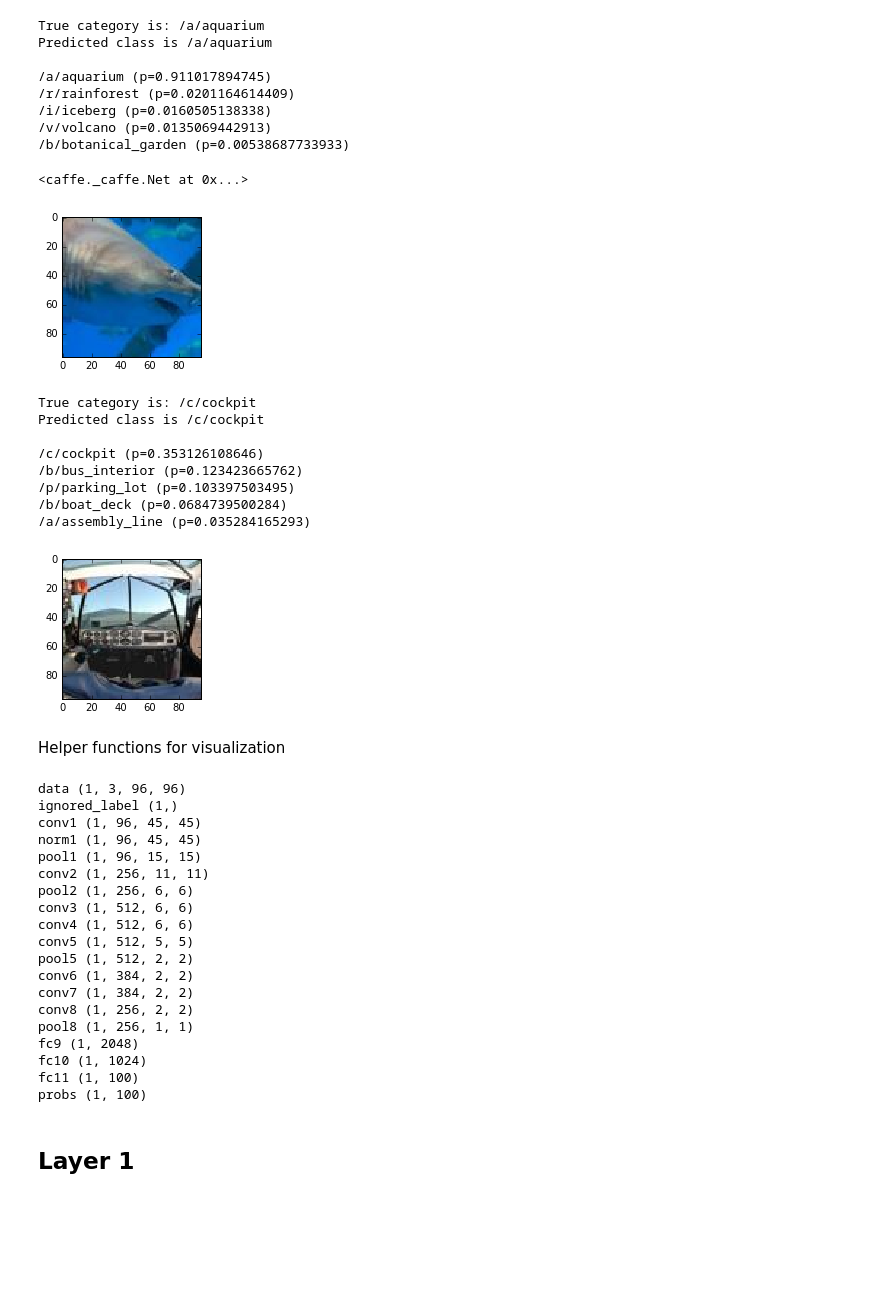
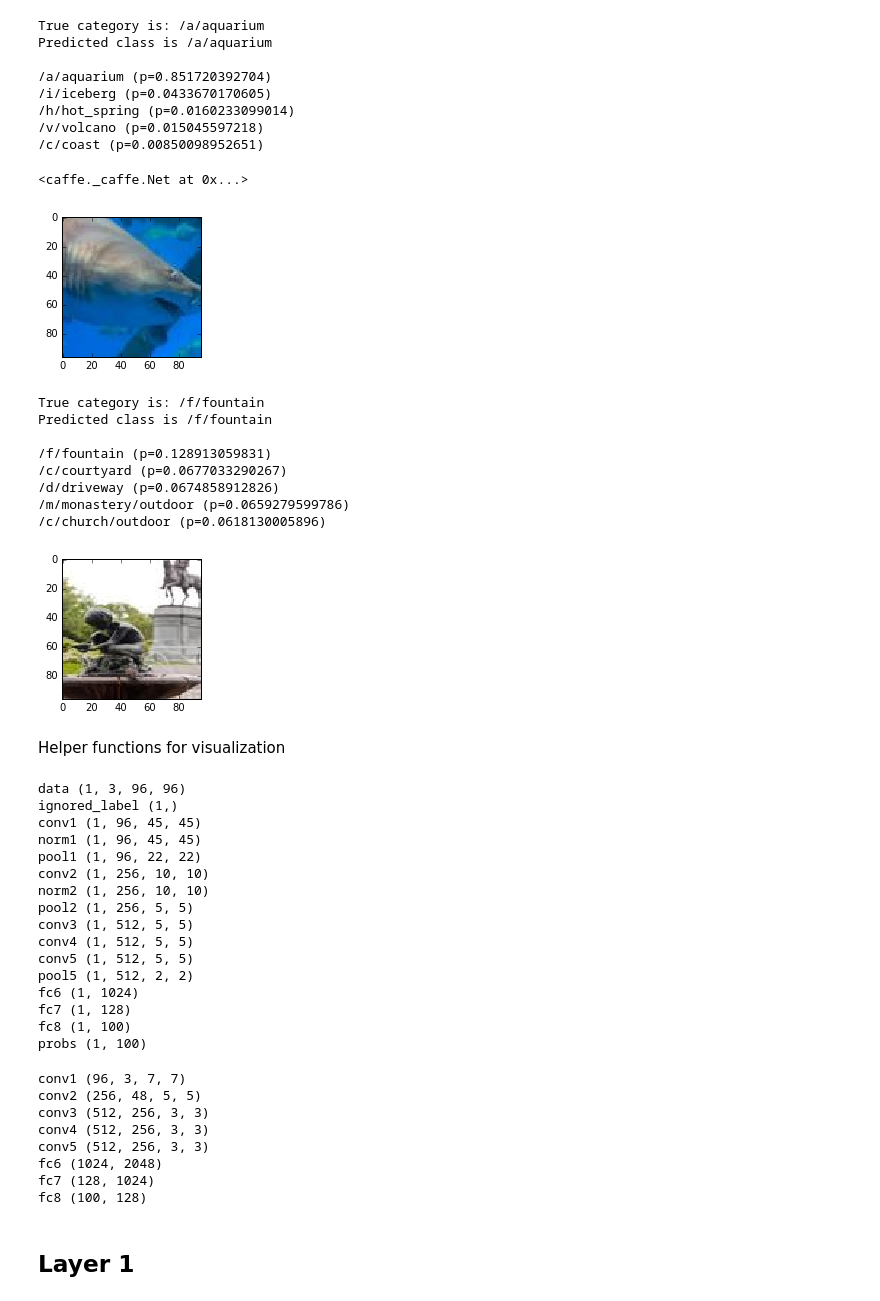
Before and after one commit to jhamrick/CS280MiniPlaces, a Jupyter notebook: Analysis.ipynb, the cells around one changed output. Cells and saved outputs as stored; diff of their text form; code cells hidden in the pictures; blank space fills up the shorter version.

```diff
--- a/Analysis.ipynb
+++ b/Analysis.ipynb
@@ -15,6 +15,12 @@ caffe.set_device(0)
 caffe.set_mode_gpu()
 
 from train_places_net import MEAN, minivggnet, to_tempfile, get_split
+
+def load_labels():
+    # load labels
+    labels_filename = 'development_kit/data/categories.txt'
+    labels = np.loadtxt(labels_filename, str, delimiter=' ')[:, 0]
+    return labels
 
 def load_net(i, labels):
     with open(get_split('val'), 'r') as fh:
@@ -31,7 +37,7 @@ def load_net(i, labels):
         data=places_data, labels=places_labels,
         train=False, cudnn=False, with_labels=False)
 
-    net = caffe.Net(net_path, 'snapshot/place_net_iter_35000.caffemodel', caffe.TEST)
+    net = caffe.Net(net_path, 'snapshot/place_net_iter_40000.caffemodel', caffe.TEST)
 
     # input preprocessing: 'data' is the name of the input blob == net.inputs[0]
     transformer = caffe.io.Transformer({'data': net.blobs['data'].data.shape})
@@ -46,9 +52,7 @@ from ipywidgets import interact
 # %%
 @interact
 def predict(i=(0, 1000)):
-    # load labels
-    labels_filename = 'development_kit/data/categories.txt'
-    labels = np.loadtxt(labels_filename, str, delimiter=' ')[:, 0]
+    labels = load_labels()
 
     # load network
     net, transformer = load_net(i, labels)
@@ -74,25 +78,25 @@ def predict(i=(0, 1000)):
 True category is: /a/aquarium
 Predicted class is /a/aquarium
 
-/a/aquarium (p=0.911017894745)
-/r/rainforest (p=0.0201164614409)
-/i/iceberg (p=0.0160505138338)
-/v/volcano (p=0.0135069442913)
-/b/botanical_garden (p=0.00538687733933)
+/a/aquarium (p=0.851720392704)
+/i/iceberg (p=0.0433670170605)
+/h/hot_spring (p=0.0160233099014)
+/v/volcano (p=0.015045597218)
+/c/coast (p=0.00850098952651)
 <caffe._caffe.Net at 0x...>
 [figure]
 # %%
-net = predict(25)
+net = predict(27)
 # %% [output]
-True category is: /c/cockpit
-Predicted class is /c/cockpit
+True category is: /f/fountain
+Predicted class is /f/fountain
 
-/c/cockpit (p=0.353126108646)
-/b/bus_interior (p=0.123423665762)
-/p/parking_lot (p=0.103397503495)
-/b/boat_deck (p=0.0684739500284)
-/a/assembly_line (p=0.035284165293)
+/f/fountain (p=0.128913059831)
+/c/courtyard (p=0.0677033290267)
+/d/driveway (p=0.0674858912826)
+/m/monastery/outdoor (p=0.0659279599786)
+/c/church/outdoor (p=0.0618130005896)
-[figure, old version]
+[figure, new version]
 # %% [markdown]
 Helper functions for visualization
 # %%
@@ -120,21 +124,30 @@ data (1, 3, 96, 96)
 ignored_label (1,)
 conv1 (1, 96, 45, 45)
 norm1 (1, 96, 45, 45)
-pool1 (1, 96, 15, 15)
-conv2 (1, 256, 11, 11)
-pool2 (1, 256, 6, 6)
-conv3 (1, 512, 6, 6)
-conv4 (1, 512, 6, 6)
+pool1 (1, 96, 22, 22)
+conv2 (1, 256, 10, 10)
+norm2 (1, 256, 10, 10)
+pool2 (1, 256, 5, 5)
+conv3 (1, 512, 5, 5)
+conv4 (1, 512, 5, 5)
 conv5 (1, 512, 5, 5)
 pool5 (1, 512, 2, 2)
-conv6 (1, 384, 2, 2)
-conv7 (1, 384, 2, 2)
-conv8 (1, 256, 2, 2)
-pool8 (1, 256, 1, 1)
-fc9 (1, 2048)
-fc10 (1, 1024)
-fc11 (1, 100)
+fc6 (1, 1024)
+fc7 (1, 128)
+fc8 (1, 100)
 probs (1, 100)
+# %%
+for layer, params in net.params.iteritems():
+    print("{} {}".format(layer, params[0].data.shape))
+# %% [output]
+conv1 (96, 3, 7, 7)
+conv2 (256, 48, 5, 5)
+conv3 (512, 256, 3, 3)
+conv4 (512, 256, 3, 3)
+conv5 (512, 256, 3, 3)
+fc6 (1024, 2048)
+fc7 (128, 1024)
+fc8 (100, 128)
 # %% [markdown]
 ## Layer 1
 # %%
```
Also changed, not shown: parts of 38 cells of this notebook, 1 other file.
